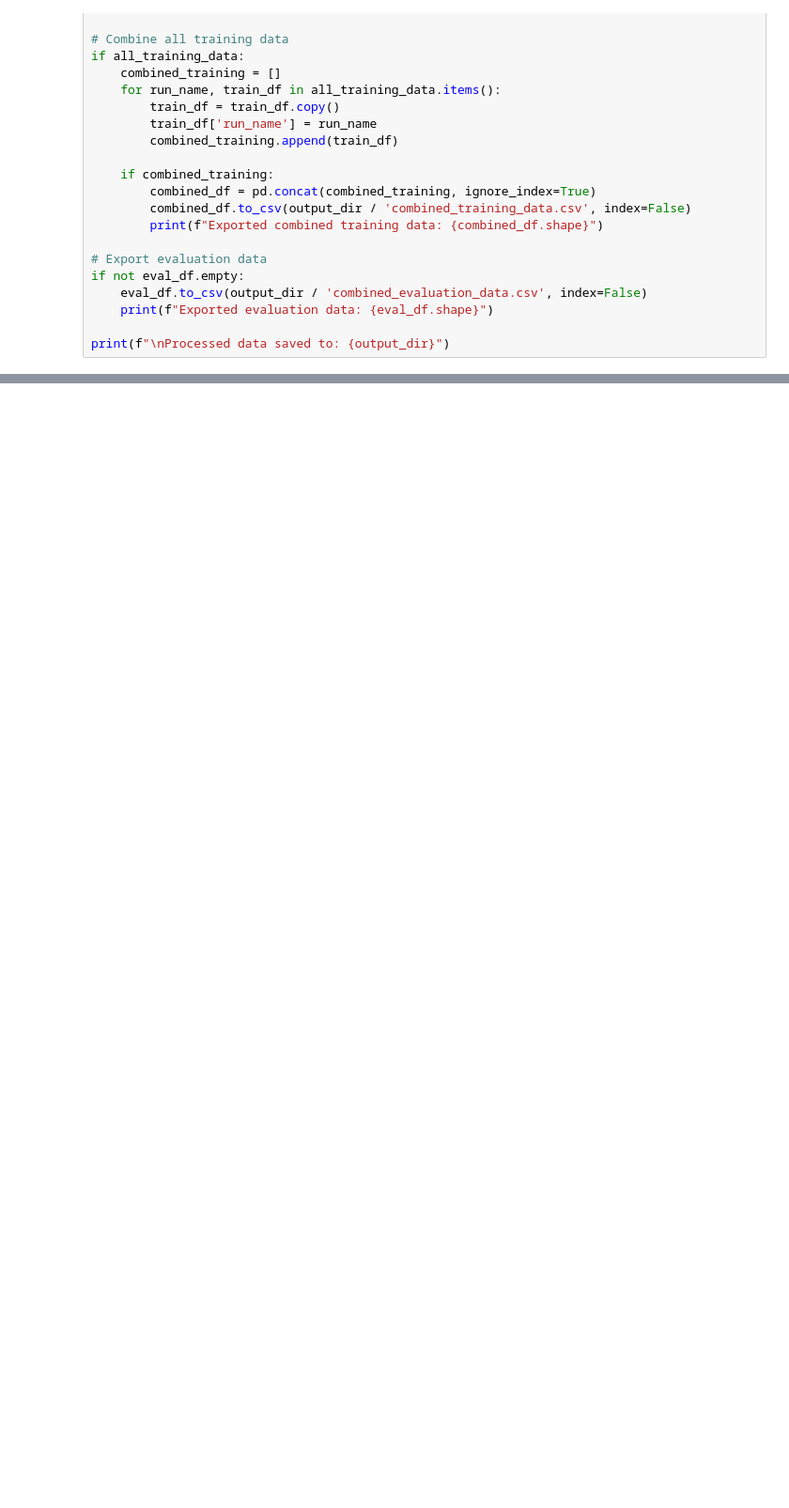
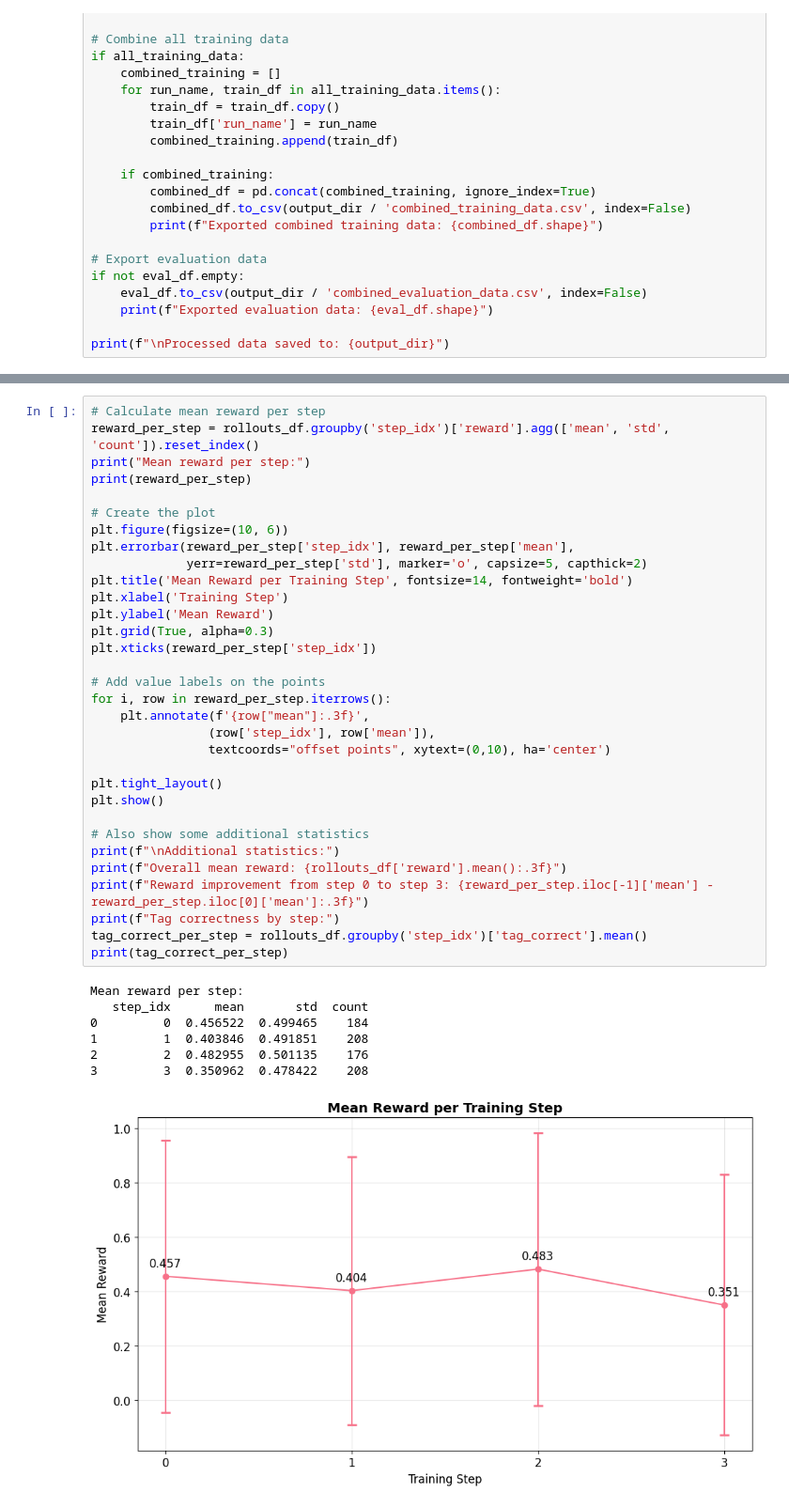
Before and after one commit to PhilSaad333/RL_Practice, a Jupyter notebook: notebooks/training_analysis.ipynb, the cells around one changed output, grey strips where cells are left out. Shown at 94% size. Saved outputs shown, nothing was run; the diff lists cells and outputs as text; blank space fills up the shorter version.

```diff
--- a/notebooks/training_analysis.ipynb
+++ b/notebooks/training_analysis.ipynb
@@ -318,0 +358,40 @@ print(f"\nProcessed data saved to: {output_dir}")
+# %%
+# Calculate mean reward per step
+reward_per_step = rollouts_df.groupby('step_idx')['reward'].agg(['mean', 'std', 'count']).reset_index()
+print("Mean reward per step:")
+print(reward_per_step)
+
+# Create the plot
+plt.figure(figsize=(10, 6))
+plt.errorbar(reward_per_step['step_idx'], reward_per_step['mean'],
+             yerr=reward_per_step['std'], marker='o', capsize=5, capthick=2)
+plt.title('Mean Reward per Training Step', fontsize=14, fontweight='bold')
+plt.xlabel('Training Step')
+plt.ylabel('Mean Reward')
+plt.grid(True, alpha=0.3)
+plt.xticks(reward_per_step['step_idx'])
+
+# Add value labels on the points
+for i, row in reward_per_step.iterrows():
+    plt.annotate(f'{row["mean"]:.3f}',
+                (row['step_idx'], row['mean']),
+                textcoords="offset points", xytext=(0,10), ha='center')
+
+plt.tight_layout()
+plt.show()
+
+# Also show some additional statistics
+print(f"\nAdditional statistics:")
+print(f"Overall mean reward: {rollouts_df['reward'].mean():.3f}")
+print(f"Reward improvement from step 0 to step 3: {reward_per_step.iloc[-1]['mean'] - reward_per_step.iloc[0]['mean']:.3f}")
+print(f"Tag correctness by step:")
+tag_correct_per_step = rollouts_df.groupby('step_idx')['tag_correct'].mean()
+print(tag_correct_per_step)
+# %% [output]
+Mean reward per step:
+   step_idx      mean       std  count
+0         0  0.456522  0.499465    184
+1         1  0.403846  0.491851    208
+2         2  0.482955  0.501135    176
+3         3  0.350962  0.478422    208
+[figure, added]
```
Also changed, not shown: parts of 2 cells of this notebook, 1 other file.
